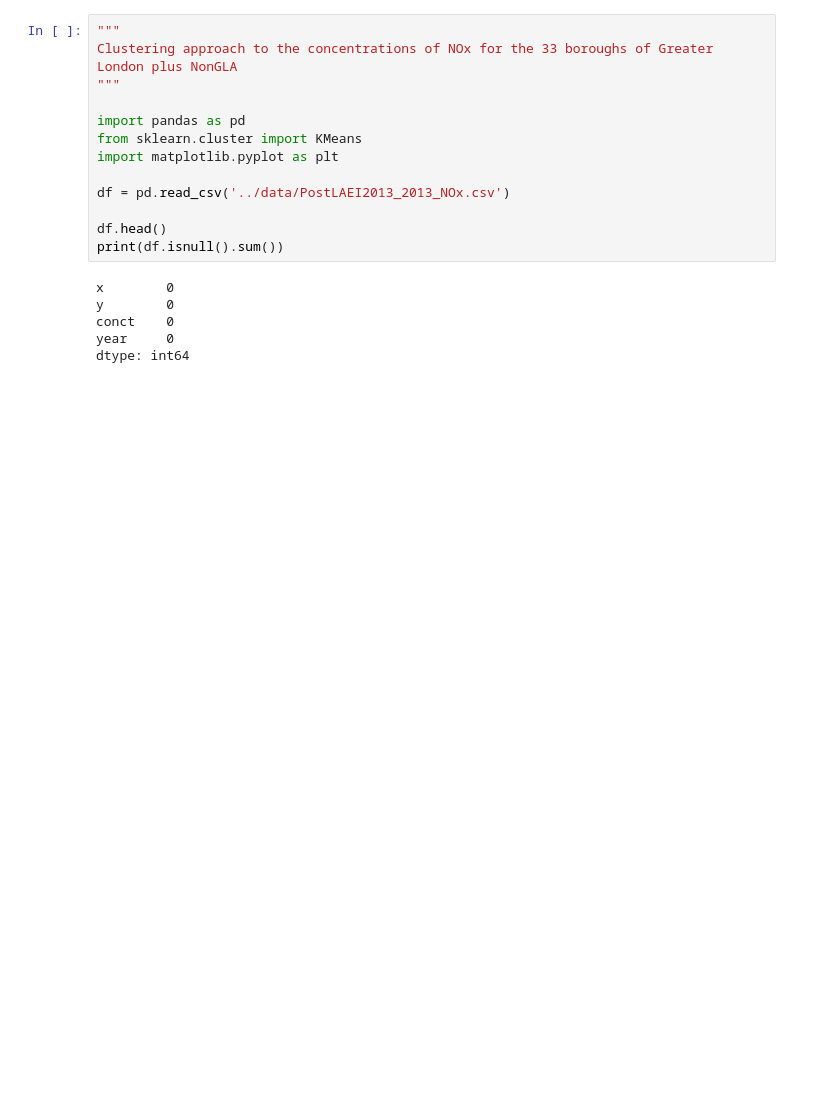
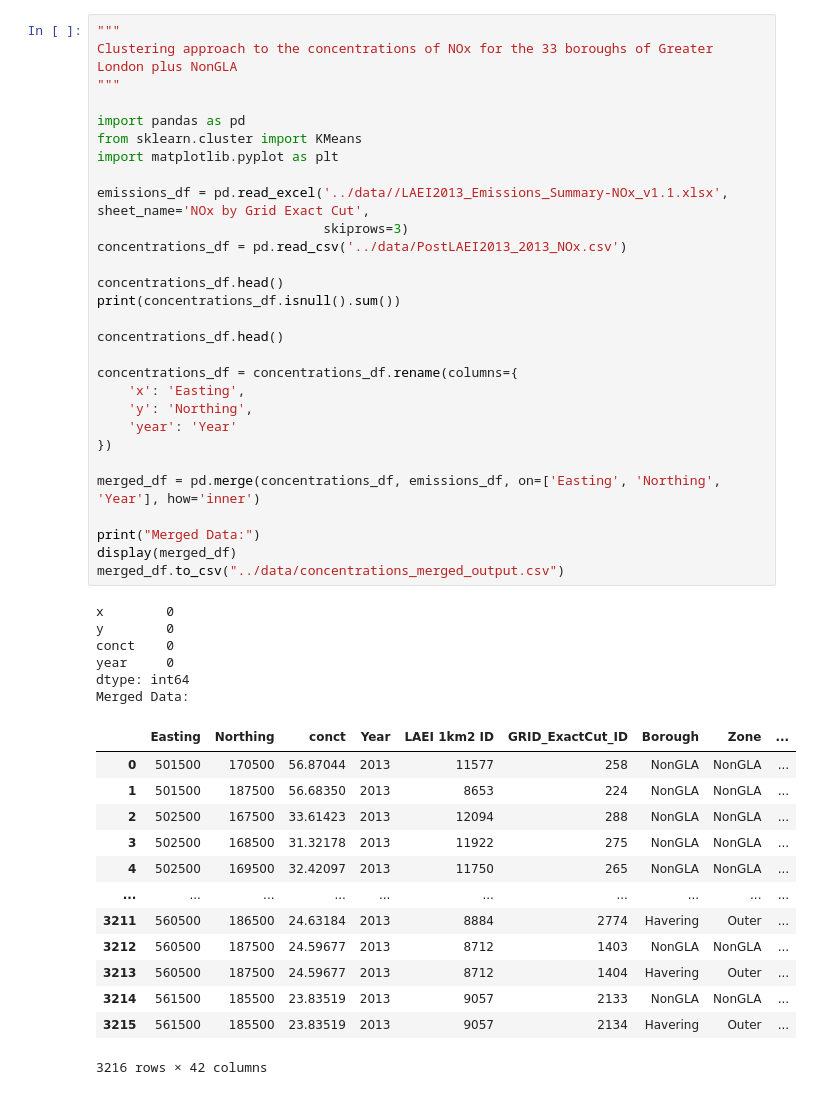
Before and after one commit to shingchan95/csck503-eom-assignment, a Jupyter notebook: src/clustering_concentrations.ipynb, the cells around one changed output. Drawn from its saved outputs; the diff is of its cells as text; blank space fills up the shorter version.

```diff
--- a/src/clustering_concentrations.ipynb
+++ b/src/clustering_concentrations.ipynb
@@ -1,22 +1,52 @@
 # %%
 """
 Clustering approach to the concentrations of NOx for the 33 boroughs of Greater London plus NonGLA
 """
 
 import pandas as pd
 from sklearn.cluster import KMeans
 import matplotlib.pyplot as plt
 
-df = pd.read_csv('../data/PostLAEI2013_2013_NOx.csv')
+emissions_df = pd.read_excel('../data//LAEI2013_Emissions_Summary-NOx_v1.1.xlsx', sheet_name='NOx by Grid Exact Cut',
+                             skiprows=3)
+concentrations_df = pd.read_csv('../data/PostLAEI2013_2013_NOx.csv')
 
-df.head()
-print(df.isnull().sum())
+concentrations_df.head()
+print(concentrations_df.isnull().sum())
+
+concentrations_df.head()
+
+concentrations_df = concentrations_df.rename(columns={
+    'x': 'Easting',
+    'y': 'Northing',
+    'year': 'Year'
+})
+
+merged_df = pd.merge(concentrations_df, emissions_df, on=['Easting', 'Northing', 'Year'], how='inner')
+
+print("Merged Data:")
+display(merged_df)
+merged_df.to_csv("../data/concentrations_merged_output.csv")
 # %% [output]
 x        0
 y        0
 conct    0
 year     0
 dtype: int64
+Merged Data:
+|  | Easting | Northing | conct | Year | LAEI 1km2 ID | GRID_ExactCut_ID | Borough | Zone | ... |
+| 0 | 501500 | 170500 | 56.87044 | 2013 | 11577 | 258 | NonGLA | NonGLA | ... |
+| 1 | 501500 | 187500 | 56.68350 | 2013 | 8653 | 224 | NonGLA | NonGLA | ... |
+| 2 | 502500 | 167500 | 33.61423 | 2013 | 12094 | 288 | NonGLA | NonGLA | ... |
+| 3 | 502500 | 168500 | 31.32178 | 2013 | 11922 | 275 | NonGLA | NonGLA | ... |
+| 4 | 502500 | 169500 | 32.42097 | 2013 | 11750 | 265 | NonGLA | NonGLA | ... |
+| ... | ... | ... | ... | ... | ... | ... | ... | ... | ... |
+| 3211 | 560500 | 186500 | 24.63184 | 2013 | 8884 | 2774 | Havering | Outer | ... |
+| 3212 | 560500 | 187500 | 24.59677 | 2013 | 8712 | 1403 | NonGLA | NonGLA | ... |
+| 3213 | 560500 | 187500 | 24.59677 | 2013 | 8712 | 1404 | Havering | Outer | ... |
+| 3214 | 561500 | 185500 | 23.83519 | 2013 | 9057 | 2133 | NonGLA | NonGLA | ... |
+| 3215 | 561500 | 185500 | 23.83519 | 2013 | 9057 | 2134 | Havering | Outer | ... |
+3216 rows × 42 columns
 # %%
 from sklearn.preprocessing import StandardScaler
 
```
Also changed, not shown: parts of 3 cells of this notebook.
